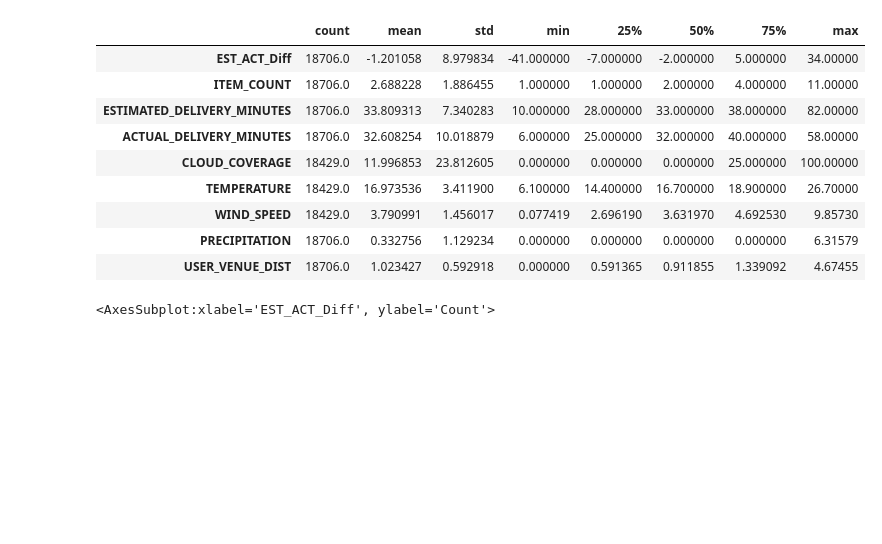
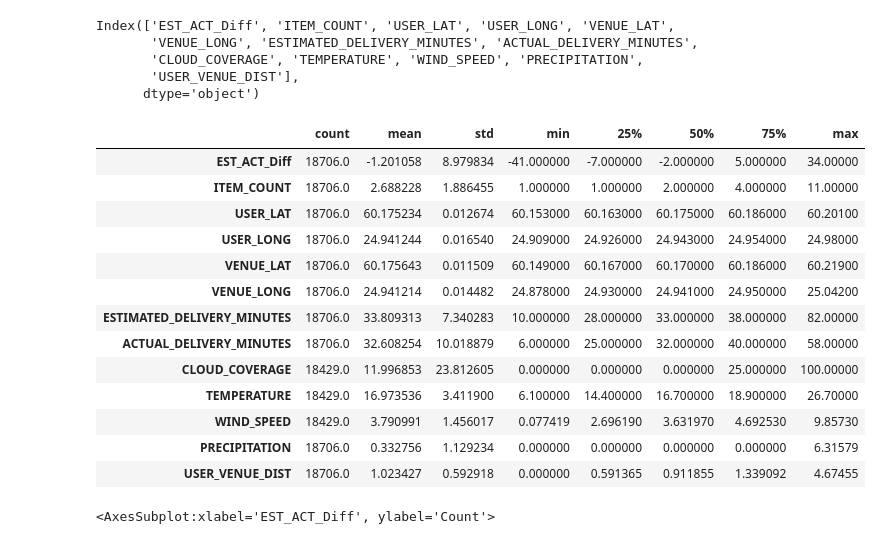
Before and after one commit to dmuiruri/woltorders, a Jupyter notebook: WoltProject.ipynb, the cells around one changed output. Cells and saved outputs as stored; diff of their text form; code cells hidden in the pictures; blank space fills up the shorter version.

```diff
--- a/WoltProject.ipynb
+++ b/WoltProject.ipynb
@@ -19,24 +19,35 @@ def calculate_distance(row):
     return geodesic(user_coord, venue_coord).km
 
 # data[['USER_LAT', 'USER_LONG', 'VENUE_LAT', 'VENUE_LONG']].apply(calculate_distance, axis=1)
+data.columns
+# %% [output]
+Index(['EST_ACT_Diff', 'ITEM_COUNT', 'USER_LAT', 'USER_LONG', 'VENUE_LAT',
+       'VENUE_LONG', 'ESTIMATED_DELIVERY_MINUTES', 'ACTUAL_DELIVERY_MINUTES',
+       'CLOUD_COVERAGE', 'TEMPERATURE', 'WIND_SPEED', 'PRECIPITATION',
+       'USER_VENUE_DIST'],
+      dtype='object')
 # %%
 # Calculate delivery distance
 user_coord = data[['USER_LAT', 'USER_LONG']].values
 venue_coord = data[['VENUE_LAT', 'VENUE_LONG']].values
 user_venue_dist = [geodesic(user_coord[i], venue_coord[i]).km for i in range(data.shape[0])]
 
 #format the data
 data['USER_VENUE_DIST'] = user_venue_dist
-data.drop(columns=['USER_LAT', 'USER_LONG', 'VENUE_LAT', 'VENUE_LONG'], inplace=True)
+#data.drop(columns=['USER_LAT', 'USER_LONG', 'VENUE_LAT', 'VENUE_LONG'], inplace=True)
 data.rename(columns={'ACTUAL_DELIVERY_MINUTES - ESTIMATED_DELIVERY_MINUTES':'EST_ACT_Diff'}, inplace=True)
 data.index = pd.to_datetime(data.index)
 orig_data_desc = data.describe().T
 orig_data_desc
 # orig_data_desc.to_csv('docs/assets/tables/orig_data_stats.csv')
 # %% [output]
 |  | count | mean | std | min | 25% | 50% | 75% | max |
 | EST_ACT_Diff | 18706.0 | -1.201058 | 8.979834 | -41.000000 | -7.000000 | -2.000000 | 5.000000 | 34.00000 |
 | ITEM_COUNT | 18706.0 | 2.688228 | 1.886455 | 1.000000 | 1.000000 | 2.000000 | 4.000000 | 11.00000 |
+| USER_LAT | 18706.0 | 60.175234 | 0.012674 | 60.153000 | 60.163000 | 60.175000 | 60.186000 | 60.20100 |
+| USER_LONG | 18706.0 | 24.941244 | 0.016540 | 24.909000 | 24.926000 | 24.943000 | 24.954000 | 24.98000 |
+| VENUE_LAT | 18706.0 | 60.175643 | 0.011509 | 60.149000 | 60.167000 | 60.170000 | 60.186000 | 60.21900 |
+| VENUE_LONG | 18706.0 | 24.941214 | 0.014482 | 24.878000 | 24.930000 | 24.941000 | 24.950000 | 25.04200 |
 | ESTIMATED_DELIVERY_MINUTES | 18706.0 | 33.809313 | 7.340283 | 10.000000 | 28.000000 | 33.000000 | 38.000000 | 82.00000 |
 | ACTUAL_DELIVERY_MINUTES | 18706.0 | 32.608254 | 10.018879 | 6.000000 | 25.000000 | 32.000000 | 40.000000 | 58.00000 |
 | CLOUD_COVERAGE | 18429.0 | 11.996853 | 23.812605 | 0.000000 | 0.000000 | 0.000000 | 25.000000 | 100.00000 |
```
Also changed, not shown: parts of 23 cells of this notebook, 2 other files.
